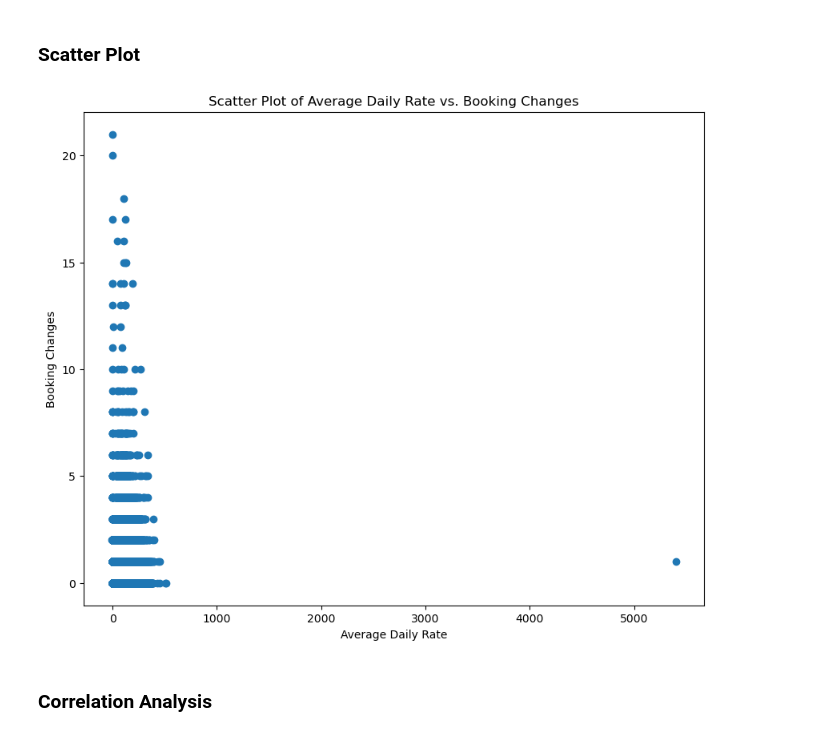
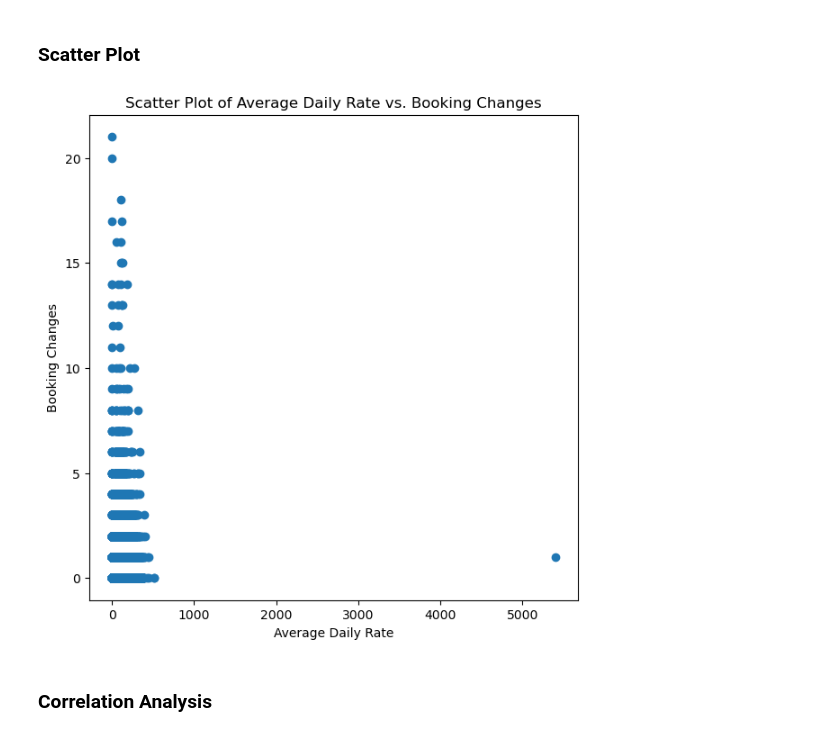
Before and after one commit to UtsavParajuli36/Data-Science, a Jupyter notebook: Assignment4.ipynb, the cells around one changed output. Drawn from its saved outputs; the diff is of its cells as text; code cells hidden in the pictures.

```diff
--- a/Assignment4.ipynb
+++ b/Assignment4.ipynb
@@ -546,14 +541,14 @@ plt.show()
 ### Scatter Plot
 # %%
 # Scatter plot of: Average Daily Rate vs. Booking Changes (not related)
-plt.figure(figsize=(10, 8))
+plt.figure(figsize=(7, 7))
 plt.scatter(x=data['adr'], y=data['booking_changes'])
 plt.title('Scatter Plot of Average Daily Rate vs. Booking Changes')
 plt.xlabel('Average Daily Rate')
 plt.ylabel('Booking Changes')
 plt.show()
 # %% [output]
-[figure, old version]
+[figure, new version]
 # %% [markdown]
 ### Correlation Analysis
 # %%
```
Also changed, not shown: parts of 27 cells of this notebook.
